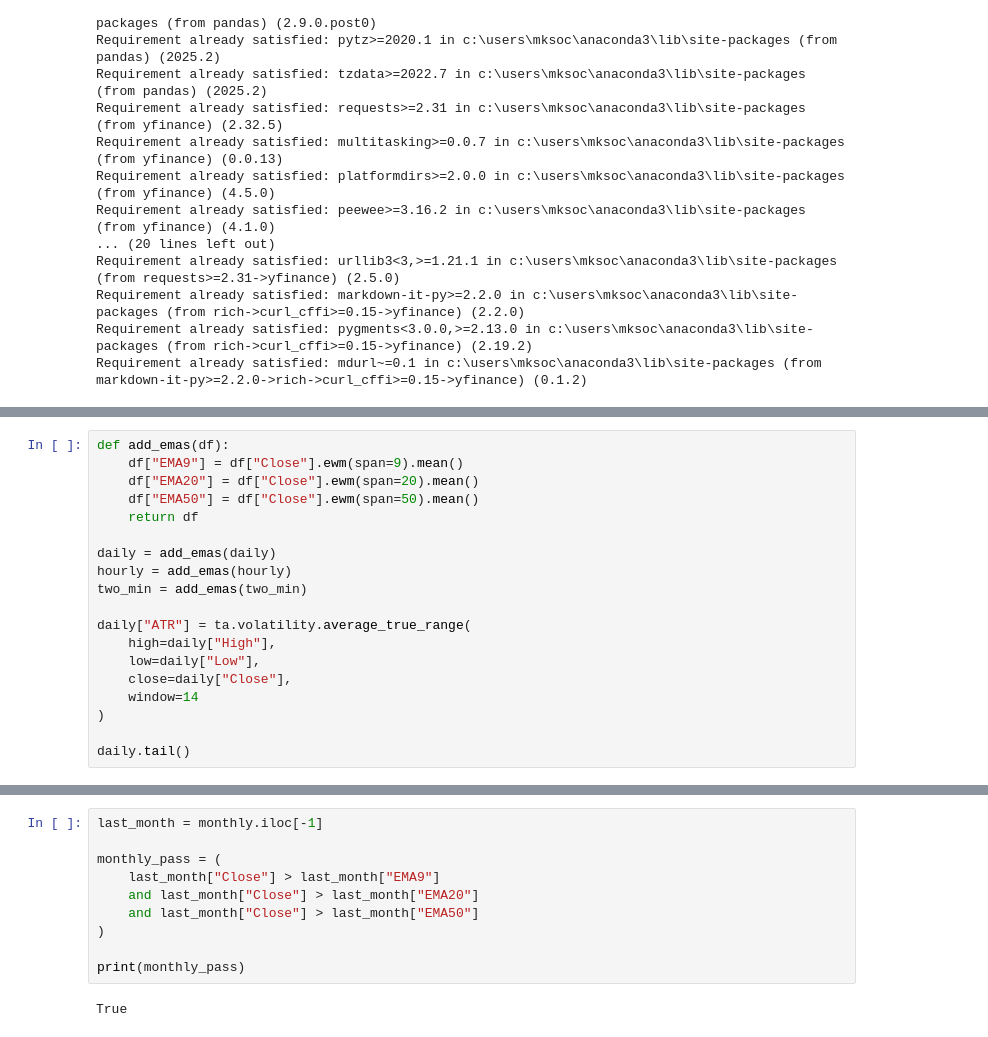
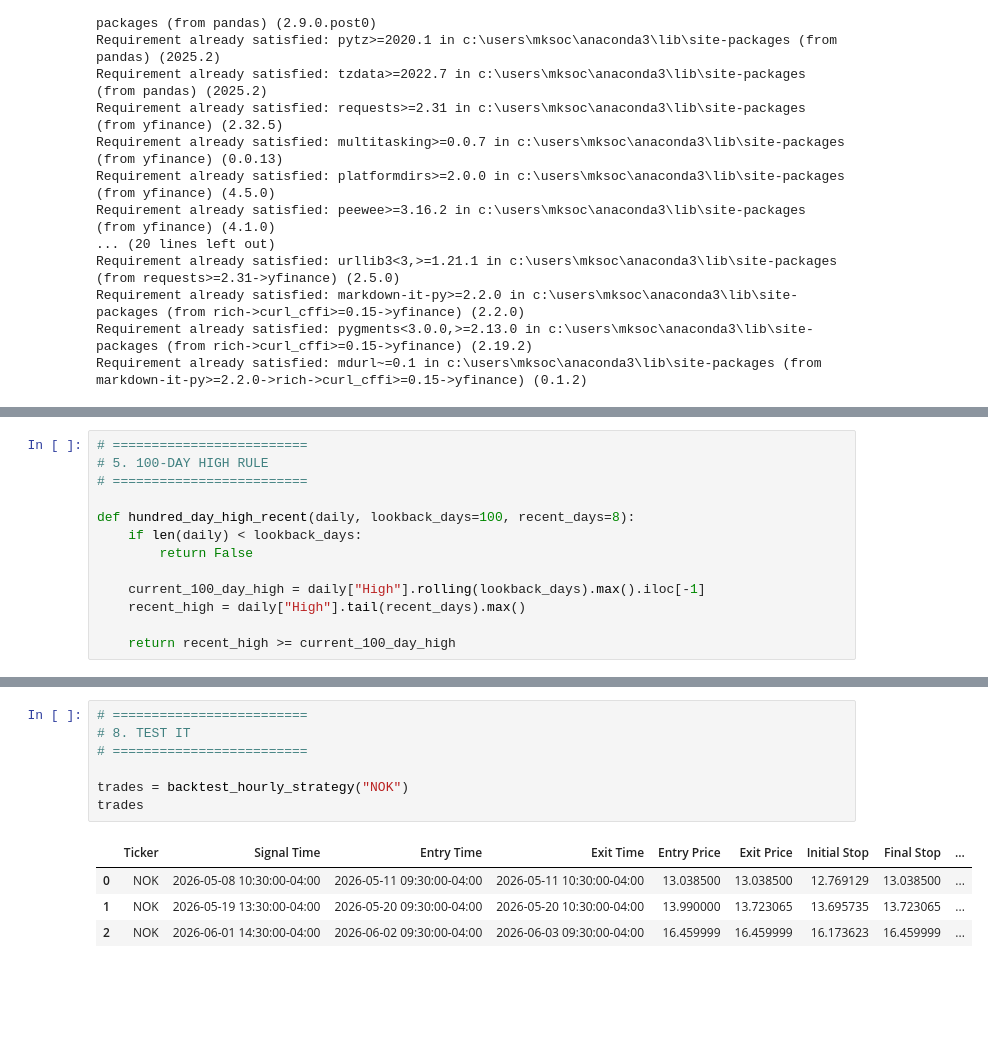
Before and after one commit to michellelclaw-svg/Secure-Algorithmic-Trading-Platform-, a Jupyter notebook: notebooks/strategy_research.ipynb, the cells around one changed output, grey strips where cells are left out. Cells and saved outputs as stored; diff of their text form; blank space fills up the shorter version.

```diff
--- a/notebooks/strategy_research.ipynb
+++ b/notebooks/strategy_research.ipynb
@@ -90,19 +103,13 @@ two_min.columns = two_min.columns.get_level_values(0)
 # %%
-def add_emas(df):
-    df["EMA9"] = df["Close"].ewm(span=9).mean()
-    df["EMA20"] = df["Close"].ewm(span=20).mean()
-    df["EMA50"] = df["Close"].ewm(span=50).mean()
-    return df
+# =========================
+# 5. 100-DAY HIGH RULE
+# =========================
 
-daily = add_emas(daily)
-hourly = add_emas(hourly)
-two_min = add_emas(two_min)
+def hundred_day_high_recent(daily, lookback_days=100, recent_days=8):
+    if len(daily) < lookback_days:
+        return False
 
-daily["ATR"] = ta.volatility.average_true_range(
-    high=daily["High"],
-    low=daily["Low"],
-    close=daily["Close"],
-    window=14
-)
+    current_100_day_high = daily["High"].rolling(lookback_days).max().iloc[-1]
+    recent_high = daily["High"].tail(recent_days).max()
 
-daily.tail()
+    return recent_high >= current_100_day_high
@@ -146,12 +419,12 @@ monthly.tail()
 # %%
-last_month = monthly.iloc[-1]
+# =========================
+# 8. TEST IT
+# =========================
 
-monthly_pass = (
-    last_month["Close"] > last_month["EMA9"]
-    and last_month["Close"] > last_month["EMA20"]
-    and last_month["Close"] > last_month["EMA50"]
-)
-
-print(monthly_pass)
+trades = backtest_hourly_strategy("NOK")
+trades
 # %% [output]
-True
+|  | Ticker | Signal Time | Entry Time | Exit Time | Entry Price | Exit Price | Initial Stop | Final Stop | ... |
+| 0 | NOK | 2026-05-08 10:30:00-04:00 | 2026-05-11 09:30:00-04:00 | 2026-05-11 10:30:00-04:00 | 13.038500 | 13.038500 | 12.769129 | 13.038500 | ... |
+| 1 | NOK | 2026-05-19 13:30:00-04:00 | 2026-05-20 09:30:00-04:00 | 2026-05-20 10:30:00-04:00 | 13.990000 | 13.723065 | 13.695735 | 13.723065 | ... |
+| 2 | NOK | 2026-06-01 14:30:00-04:00 | 2026-06-02 09:30:00-04:00 | 2026-06-03 09:30:00-04:00 | 16.459999 | 16.459999 | 16.173623 | 16.459999 | ... |
```
Also changed, not shown: parts of 22 cells of this notebook, 2 other files.
